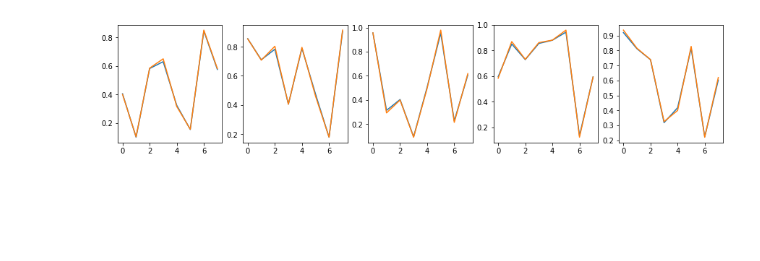
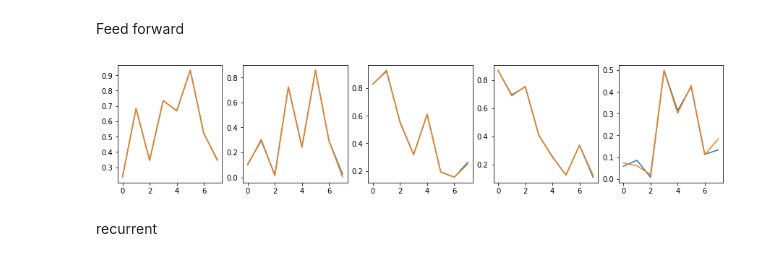
Before and after one commit to kbpositive/machine-learning, a Jupyter notebook: ReinforcementLearning/matrixFun.ipynb, the cells around one changed output. Drawn from its saved outputs; the diff is of its cells as text; code cells hidden in the pictures; blank space fills up the shorter version.

```diff
--- a/ReinforcementLearning/matrixFun.ipynb
+++ b/ReinforcementLearning/matrixFun.ipynb
@@ -4,12 +5,37 @@ import matplotlib.pyplot as plt
+# %% [markdown]
+Feed forward
 # %%
 inputs = np.eye(5)
 targets = np.random.rand(len(inputs),8)
-weights = np.random.rand(len(inputs[0]), len(targets[0]))
+
+weights = []
+weights.append(np.random.rand(len(inputs[0]), 7))
+weights.append(np.random.rand(len(weights[-1][0]), 9))
+weights.append(np.random.rand(len(weights[-1][0]), 6))
+weights.append(np.random.rand(len(weights[-1][0]), len(targets[0])))
+
+lr = 0.025
 # %%
-for _ in range(5):
-    weights = weights - np.sum([np.outer(inputs[n],((inputs @ weights)[n]-targets[n])) for n in range(len(inputs))],0)*0.5
+for _ in range(10000):
+    g = inputs @ weights[0]
+    g2 = g @ weights[1]
+    g3 = g2 @ weights[2]
+    g4 = g3 @ weights[3]
+
+    u = np.sum([np.outer(inputs[n],(((g4-targets)[n] @ weights[3].T) @ weights[2].T) @ weights[1].T) for n in range(len(inputs))],0)*lr
+    u2 = np.sum([np.outer(g[n],((g4-targets)[n] @ weights[3].T) @ weights[2].T) for n in range(len(inputs))],0)*lr
+    u3 = np.sum([np.outer(g2[n],(g4-targets)[n] @ weights[3].T) for n in range(len(inputs))],0)*lr
+    u4 = np.sum([np.outer(g3[n],(g4-targets)[n]) for n in range(len(inputs))],0)*lr
+
+    weights[0] = weights[0] - u*lr
+    weights[1] = weights[1] - u2*lr
+    weights[2] = weights[2] - u3*lr
+    weights[3] = weights[3] - u4*lr
+
 fig, axs = plt.subplots(1,len(inputs), figsize=(3*len(inputs), 3))
 for index,item in enumerate(axs):
-    item.plot(np.array([(inputs @ weights)[index],targets[index]]).T)
+    item.plot(np.array([((((inputs @ weights[0]) @ weights[1]) @ weights[2]) @ weights[3])[index],targets[index]]).T)
 # %% [output]
-[figure, old version]
+[figure, new version]
+# %% [markdown]
+recurrent
```
Also changed, not shown: parts of 3 cells of this notebook.
